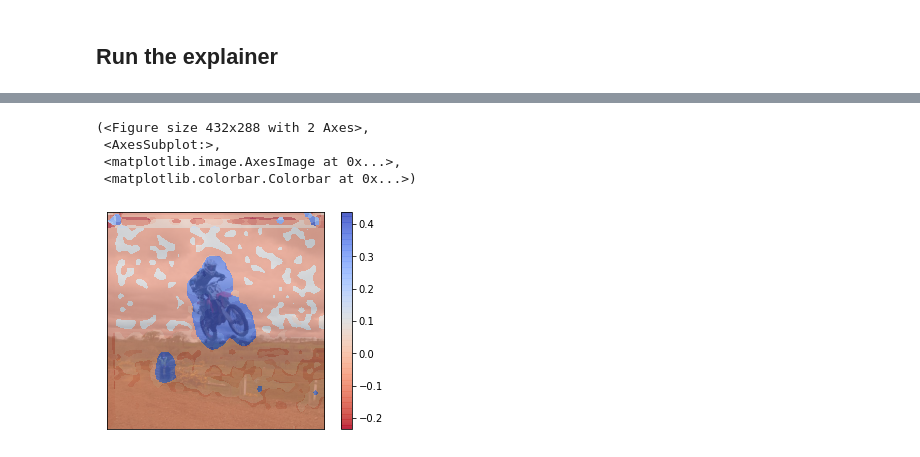
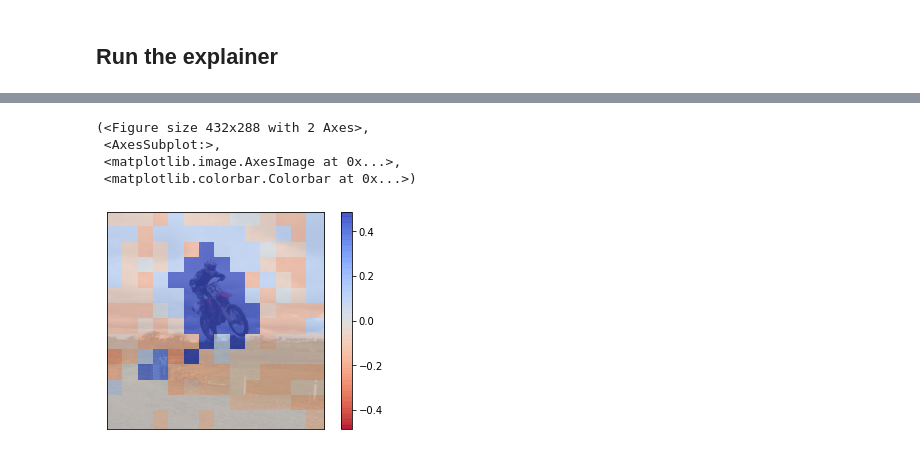
Before and after one commit to michelecafagna26/vl-shap, a Jupyter notebook: explain_gpt-vit-model_dff.ipynb, the cells around one changed output, grey strips where cells are left out. Saved outputs shown, nothing was run; the diff lists cells and outputs as text; code cells hidden in the pictures.

```diff
--- a/explain_gpt-vit-model_dff.ipynb
+++ b/explain_gpt-vit-model_dff.ipynb
@@ -51,5 +58,5 @@ processor = CLIPProcessor.from_pretrained("openai/clip-vit-base-patch32")
 # %%
-inputs = processor(images=img_resize(img), return_tensors="pt")
-visual_embeds = model.vision_model(inputs.pixel_values, output_attentions=True).last_hidden_state.detach()
-visual_embeds.shape
+with torch.no_grad():
+    last_hidden_state = model.encoder(pixel_values).last_hidden_state.squeeze(0).cpu()
+last_hidden_state.shape
 # %% [output]
@@ -60,3 +64,6 @@ masks = out['masks']
+# %%
+out = genenerate_vit_masks(last_hidden_state, img.size, k=10, return_heatmaps=True)
+masks, heatmaps = out['masks'], out['heatmaps']
 # %%
 plot_masks(masks)
 # %% [output]
@@ -77,38 +84,29 @@ plot_masks(masks)
 # %% [markdown]
 ## Run the explainer
 # %%
+import torch.nn as nn
+
 class ModelWrapper(nn.Module):
-    def __init__(self, model, tokenizer, question, resolution, device="cpu"):
+    def __init__(self, model, feature_extractor, tokenizer, device="cpu", max_length = 16, num_beams = 4):
         super().__init__()
-
-        self.resolution=resolution
-        self.num_beams = 5
-        self.no_repeat_ngram_size = 3
         self.model = model
+        self.feature_extractor = feature_extractor
         self.tokenizer = tokenizer
         self.device = device
-        self.patch_resize_transform = transforms.Compose([
-                                                            lambda image: image.convert("RGB"),
-                                                            transforms.Resize(self.resolution, interpolation=Image.BICUBIC),
-                                                            transforms.ToTensor(),
-                                                            transforms.Normalize(mean=[0.5, 0.5, 0.5], std=[0.5, 0.5, 0.5])
-                                                        ])
-
-        self.inputs = tokenizer([question], return_tensors="pt").input_ids.to(self.device)
-
-
+        self.gen_kwargs = {"max_length": max_length, "num_beams": num_beams}
 
     def forward(self, img):
         # put here all to code to generate a caption from an image
 
-        patch_img = self.patch_resize_transform(img).unsqueeze(0).to(self.device)
-        out_ids = model.generate(self.inputs, patch_images=patch_img, num_beams=self.num_beams,
-                                 no_repeat_ngram_size=self.no_repeat_ngram_size)
+        pixel_values = feature_extractor(images=[img], return_tensors="pt").pixel_values
+        pixel_values = pixel_values.to(device)
 
-        return tokenizer.batch_decode(out_ids, skip_special_tokens=True)[0]
+        output_ids = model.generate(pixel_values, **self.gen_kwargs)
+        gen = tokenizer.batch_decode(output_ids, skip_special_tokens=True)[0]
+
+        return gen
 # %%
-question = "What is the subject doing?"
-model_wrapper = ModelWrapper(model, tokenizer, question, resolution=img.size, device=device)
+model_wrapper = ModelWrapper(model, feature_extractor, tokenizer, device=device)
 # %%
 model_wrapper(img)
 # %% [output]
@@ -128,8 +126,8 @@ Text(0.5, 1.0, 'Brute force KernelSHAP')
 # %%
-heatmap(img, masks, shap, alpha=0.65)
+heatmap(img, masks, shap, alpha=0.75, vmin=-abs(max(shap)), vmax=abs(max(shap)))
 # %% [output]
 (<Figure size 432x288 with 2 Axes>,
  <AxesSubplot:>,
  <matplotlib.image.AxesImage at 0x...>,
  <matplotlib.colorbar.Colorbar at 0x...>)
-[figure, old version]
+[figure, new version]
```
Also changed, not shown: parts of 10 cells of this notebook, 1 other file.
